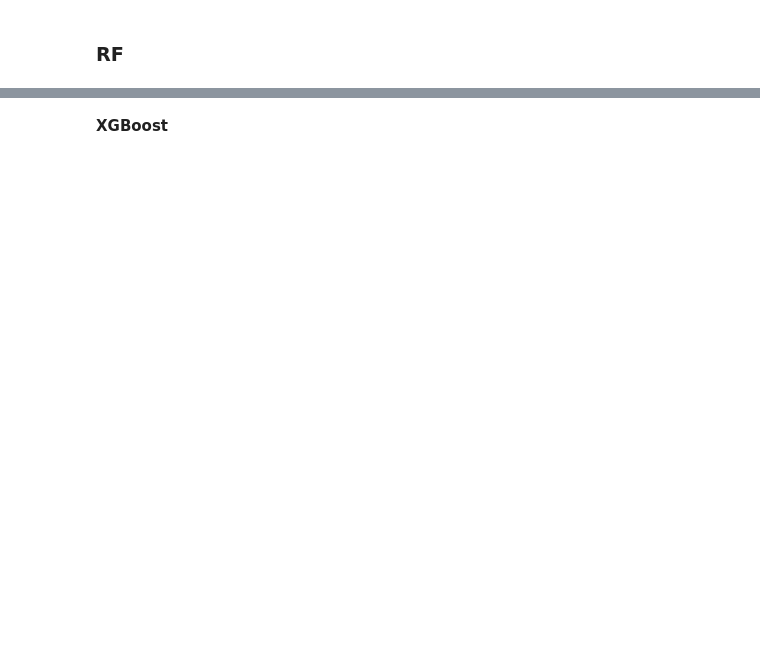
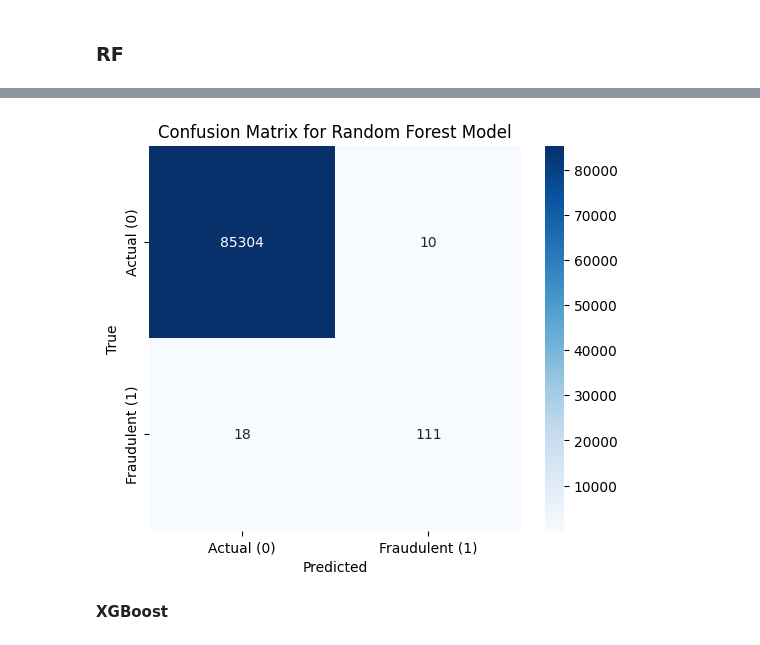
Before and after one commit to Shahanashirin-k/CREDIT_CARD-FRAUD_DETECTION, a Jupyter notebook: CCFD_v5.ipynb, the cells around one changed output, grey strips where cells are left out. Saved outputs shown, nothing was run; the diff lists cells and outputs as text; code cells hidden in the pictures; blank space fills up the shorter version.

```diff
--- a/CCFD_v5.ipynb
+++ b/CCFD_v5.ipynb
@@ -515,3 +510,19 @@ AUC-ROC: 0.969141923980355
+# %%
+cm_rf = confusion_matrix(y_test, rf_model.predict(x_test))
+
+# Plot the confusion matrix
+plt.figure(figsize=(6, 5))
+sns.heatmap(cm_rf, annot=True, fmt='d', cmap='Blues', xticklabels=['Actual (0)', 'Fraudulent (1)'], yticklabels=['Actual (0)', 'Fraudulent (1)'])
+
+# Title and labels
+plt.title('Confusion Matrix for Random Forest Model')
+plt.xlabel('Predicted')
+plt.ylabel('True')
+
+# Show the plot
+plt.show()
+# %% [output]
+[figure, added]
 # %% [markdown]
 **XGBoost**
 # %%
```
Also changed, not shown: parts of 24 cells of this notebook.
